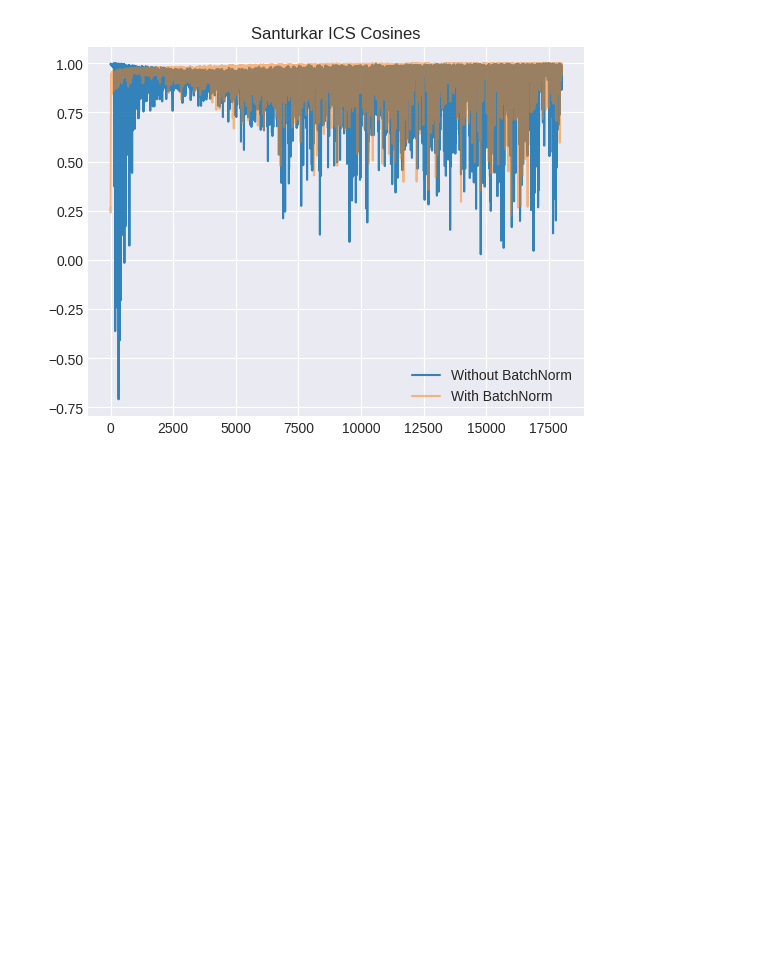
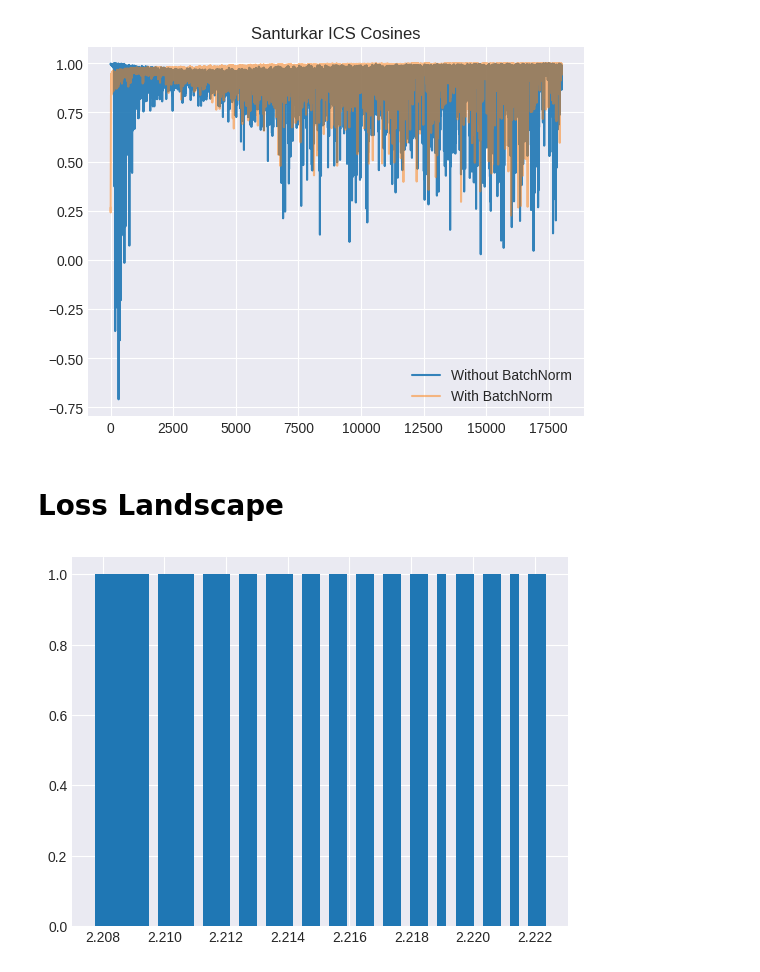
Before and after one commit to novastar53/novastar53.github.io, a Jupyter notebook: site/how-batchnorm-works-part-2.ipynb, the cells around one changed output. Drawn from its saved outputs; the diff is of its cells as text; code cells hidden in the pictures; blank space fills up the shorter version.

Commit message:
Added a loss-landscape smoothness metric

```diff
--- a/site/how-batchnorm-works-part-2.ipynb
+++ b/site/how-batchnorm-works-part-2.ipynb
@@ -439,3 +435,15 @@ plt.legend()
 plt.show()
 # %% [output]
 [figure]
+# %% [markdown]
+# Loss Landscape
+# %%
+from deepkit.internal_covariate_shift import calc_loss_landscape_smoothness
+
+baseline_smoothness = calc_loss_landscape_smoothness(baseline, batch, labels, lr=0.01)
+candidate_smoothness = calc_loss_landscape_smoothness(candidate, batch, labels, lr=0.01)
+# %%
+plt.hist(baseline_smoothness, bins=50, label="Baseline")
+plt.show()
+# %% [output]
+[figure, added]
```
Also changed, not shown: parts of 6 cells of this notebook.
